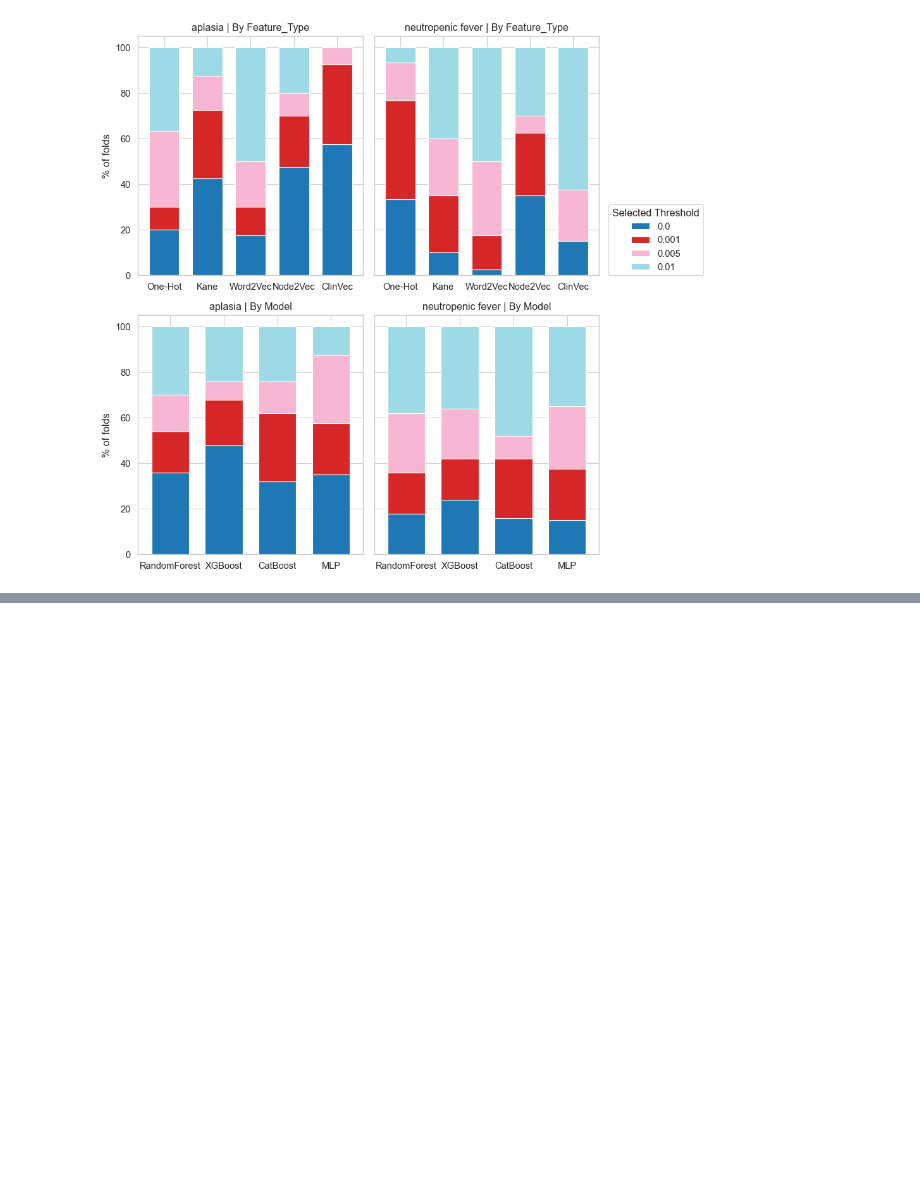
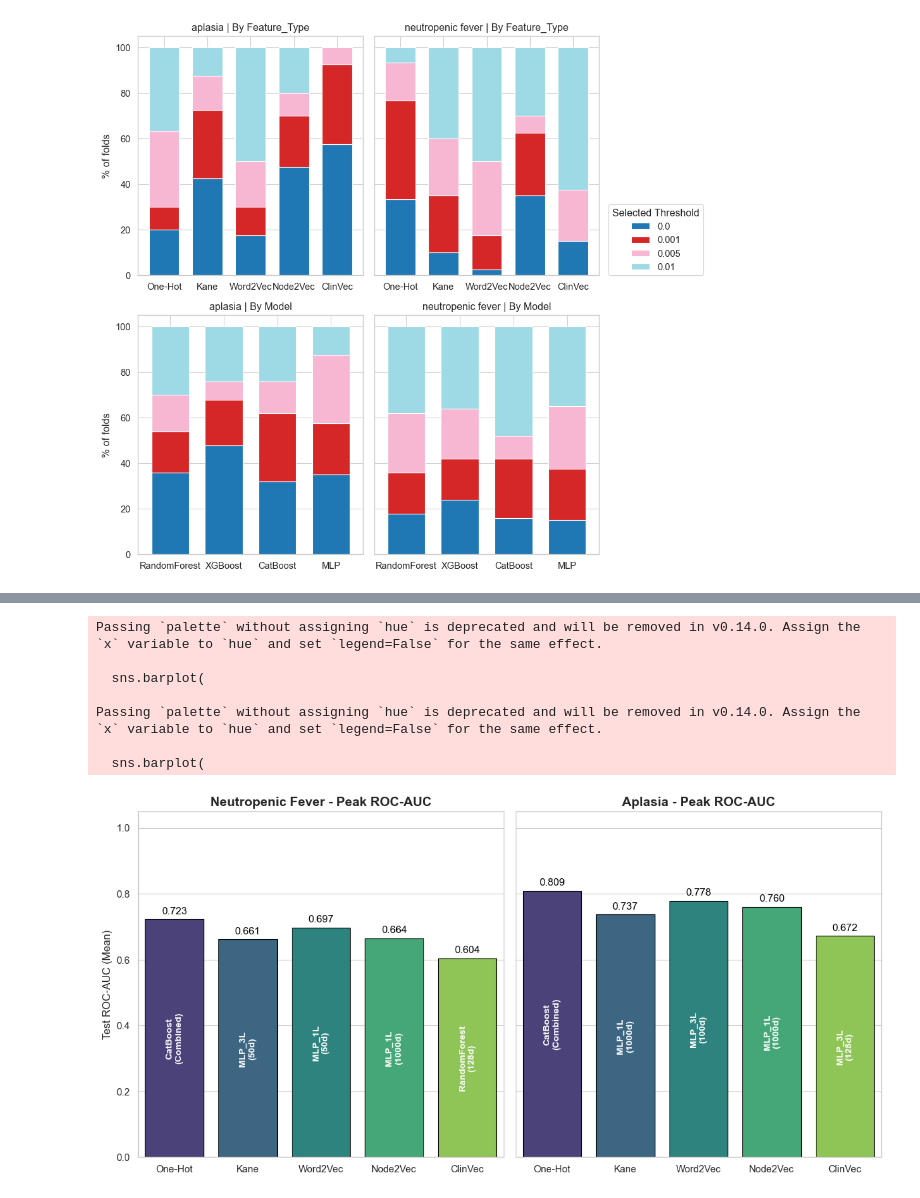
Before and after one commit to Tanman783/Diagnostic_ICD_Proj, a Jupyter notebook: plotting.ipynb, the cells around one changed output, grey strips where cells are left out. Saved outputs shown, nothing was run; the diff lists cells and outputs as text; code cells hidden in the pictures; blank space fills up the shorter version.

Commit message:
Update figures and plotting notebook

```diff
--- a/plotting.ipynb
+++ b/plotting.ipynb
@@ -362,0 +413,62 @@ plt.savefig("figures/fig4.png", dpi=400)
+# %%
+# FIGURE 5 - VERSION A: ONLY ROC-AUC
+
+fig, axes = plt.subplots(1, 2, figsize=(12, 6), sharey=True)
+sns.set_style("whitegrid")
+
+cohorts = ["neutropenic fever", "aplasia"]
+
+for i, cohort in enumerate(cohorts):
+    ax = axes[i]
+    cohort_data = best_roc_df[best_roc_df["cohort_name"] == cohort]
+
+    # Plot the bars
+    sns.barplot(
+        data=cohort_data,
+        x="Strategy",
+        y="Test_AUC_Mean",
+        ax=ax,
+        palette="viridis",
+        edgecolor="black"
+    )
+
+    # Add Text Annotations
+    for j, p in enumerate(ax.patches):
+        height = p.get_height()
+        config_label = cohort_data.iloc[j]["Config_Label"]
+
+        # Writs Config (e.g., XGBoost 100d) inside the middle of the bar
+        ax.text(
+            p.get_x() + p.get_width() / 2.,
+            height / 2.,  # Places text vertically in the center
+            config_label,
+            ha="center", va="center",
+            color="white", fontsize=10, fontweight="bold",
+            rotation=90
+        )
+
+        # Writes exact AUC score right above the top of the bar
+        ax.text(
+            p.get_x() + p.get_width() / 2.,
+            height + 0.01,
+            f"{height:.3f}",
+            ha="center", va="bottom",
+            color="black", fontsize=11
+        )
+
+    ax.set_title(f"{cohort.title()} - Peak ROC-AUC", fontsize=14, fontweight="bold")
+    ax.set_xlabel("")
+    ax.set_ylabel("Test ROC-AUC (Mean)" if i == 0 else "")
+    ax.set_ylim(0, 1.05)
+
+plt.tight_layout()
+plt.savefig("figures/fig5_roc_only.png", dpi=400, bbox_inches="tight")
+# %% [output]
+Passing `palette` without assigning `hue` is deprecated and will be removed in v0.14.0. Assign the `x` variable to `hue` and set `legend=False` for the same effect.
+
+  sns.barplot(
+
+Passing `palette` without assigning `hue` is deprecated and will be removed in v0.14.0. Assign the `x` variable to `hue` and set `legend=False` for the same effect.
+
+  sns.barplot(
+[figure, added]
```
Also changed, not shown: parts of 2 cells of this notebook, 2 other files.
